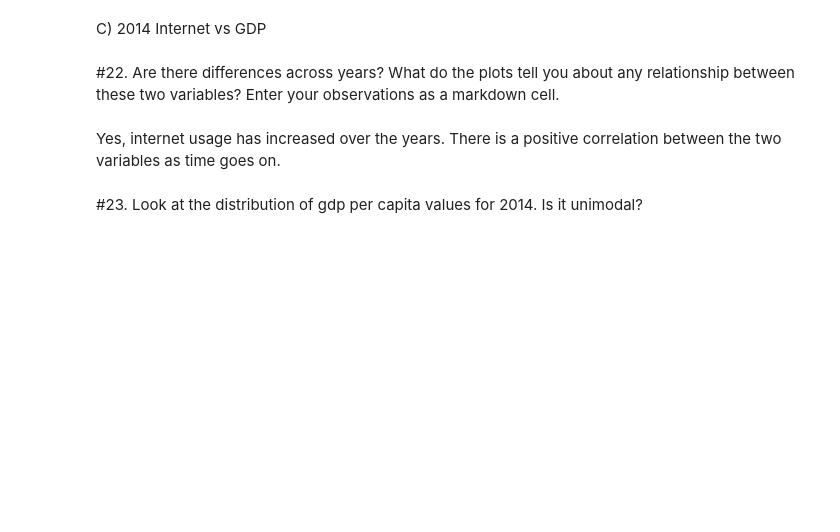
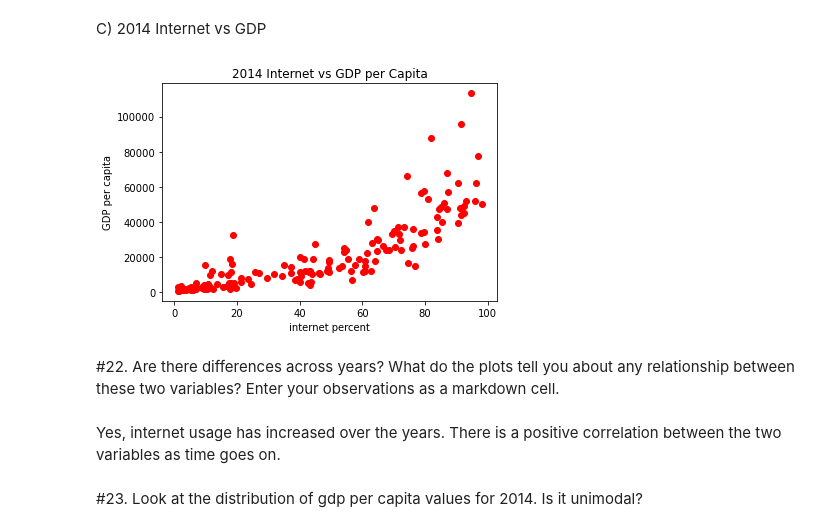
Before and after one commit to NSS-Full-Time-Data-Analytics-8/un_project-officialbubies, a Jupyter notebook: Notebooks/project1_un_data.ipynb, the cells around one changed output. Cells and saved outputs as stored; diff of their text form; code cells hidden in the pictures; blank space fills up the shorter version.

```diff
--- a/Notebooks/project1_un_data.ipynb
+++ b/Notebooks/project1_un_data.ipynb
@@ -155,10 +336,12 @@ plt.ylabel('GDP per capita')
 # %% [markdown]
 C) 2014 Internet vs GDP
 # %%
-plt.scatter(df_2014.Internet_Users_Pct, df_2014.GDP_Per_Capita)
+plt.scatter(df_2014.Internet_Users_Pct, df_2014.GDP_Per_Capita, color='red')
 plt.title('2014 Internet vs GDP per Capita')
 plt.xlabel('internet percent')
-plt.ylabel('GDP per capita')
+plt.ylabel('GDP per capita');
+# %% [output]
+[figure, added]
 # %% [markdown]
 #22. Are there differences across years? What do the plots tell you about any relationship between these two variables? Enter your observations as a markdown cell.
 # %% [markdown]
```
Also changed, not shown: parts of 42 cells of this notebook.
